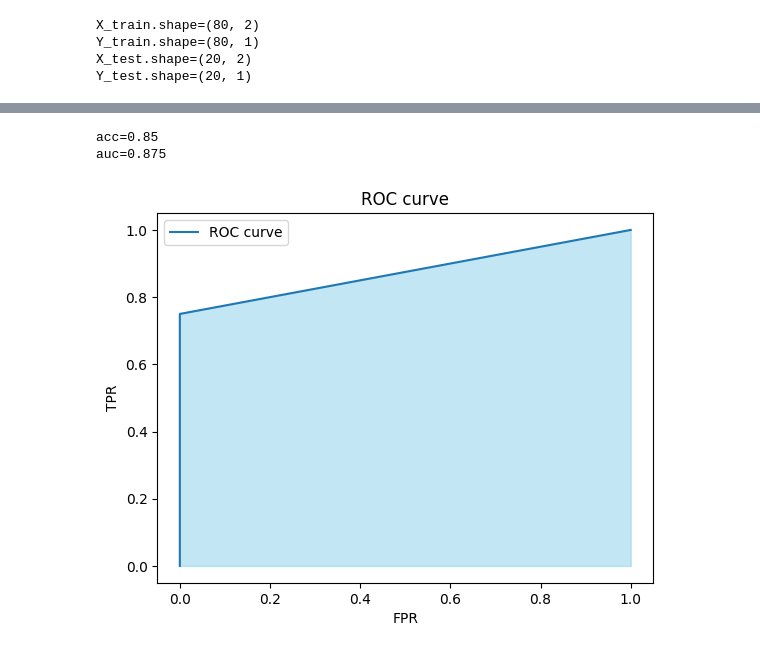
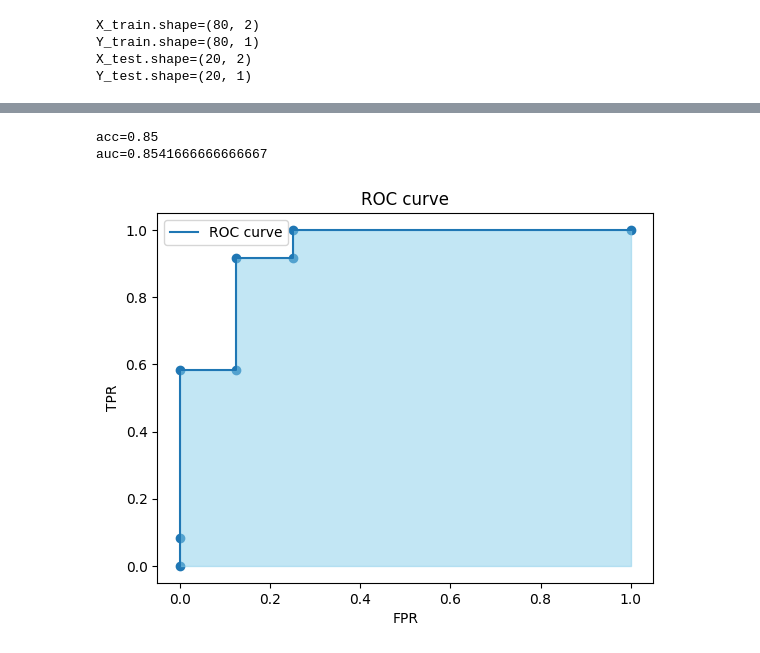
Before and after one commit to roseee-e/ML-homework, a Jupyter notebook: 第四次作业/张丁文_2200170271.ipynb, the cells around one changed output, grey strips where cells are left out. Cells and saved outputs as stored; diff of their text form; code cells hidden in the pictures.

```diff
--- a/第四次作业/张丁文_2200170271.ipynb
+++ b/第四次作业/张丁文_2200170271.ipynb
@@ -83,20 +83,21 @@ plt.show()
 # %%
 from sklearn.metrics import accuracy_score,roc_auc_score,roc_curve
 y_pred=my_regression.forward(X_test)
-y_pred[y_pred>=0.5]=1
-y_pred[y_pred<0.5]=0
+fpr,tpr,thresholds=roc_curve(Y_test,y_pred)
+y_pred[y_pred>0.5]=1
+y_pred[y_pred<=0.5]=0
+auc=roc_auc_score(Y_test,y_pred)
 acc=accuracy_score(Y_test,y_pred)
-fpr,tpr,thresholds=roc_curve(Y_test,y_pred)
-auc=roc_auc_score(Y_test,y_pred)
 print(f'{acc=}\n{auc=}')
 plt.plot(fpr,tpr,label='ROC curve')
+plt.scatter(fpr,tpr)
 plt.title("ROC curve")
 plt.xlabel('FPR')
 plt.ylabel('TPR')
 plt.legend()
 plt.fill_between(x=fpr,y1=tpr,y2= 0, color='skyblue', alpha=0.5)
 plt.show()
 # %% [output]
 acc=0.85
-auc=0.875
+auc=0.8541666666666667
-[figure, old version]
+[figure, new version]
```
Also changed, not shown: parts of 2 cells of this notebook.
